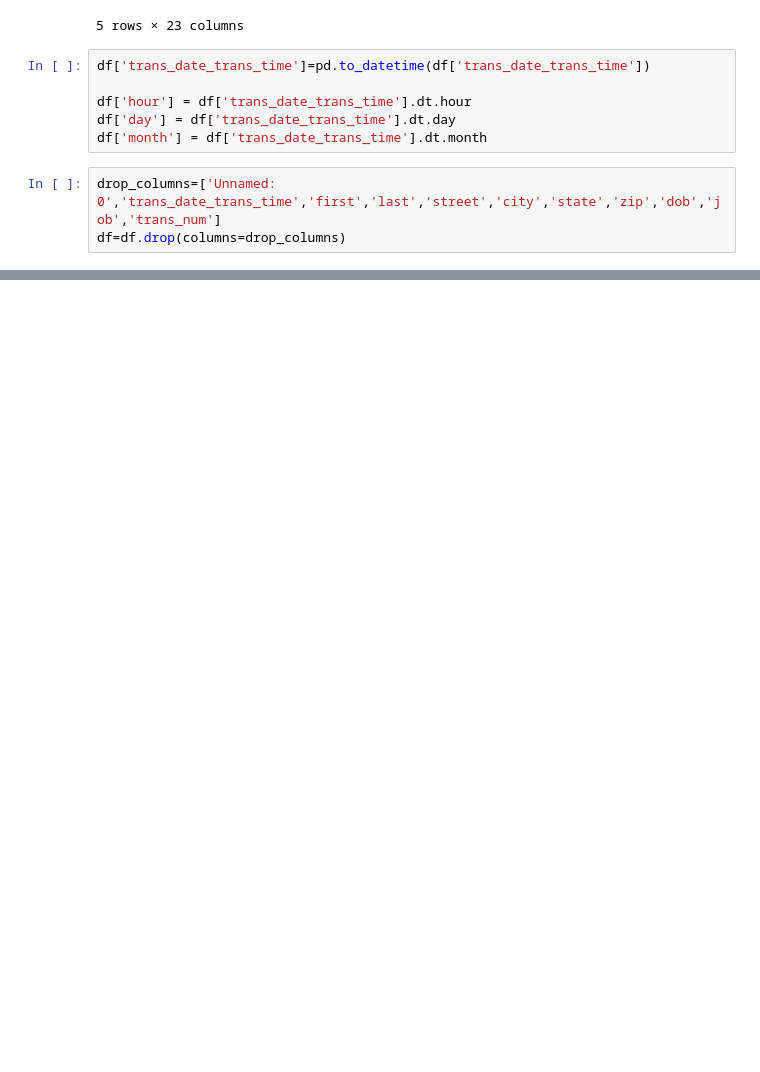
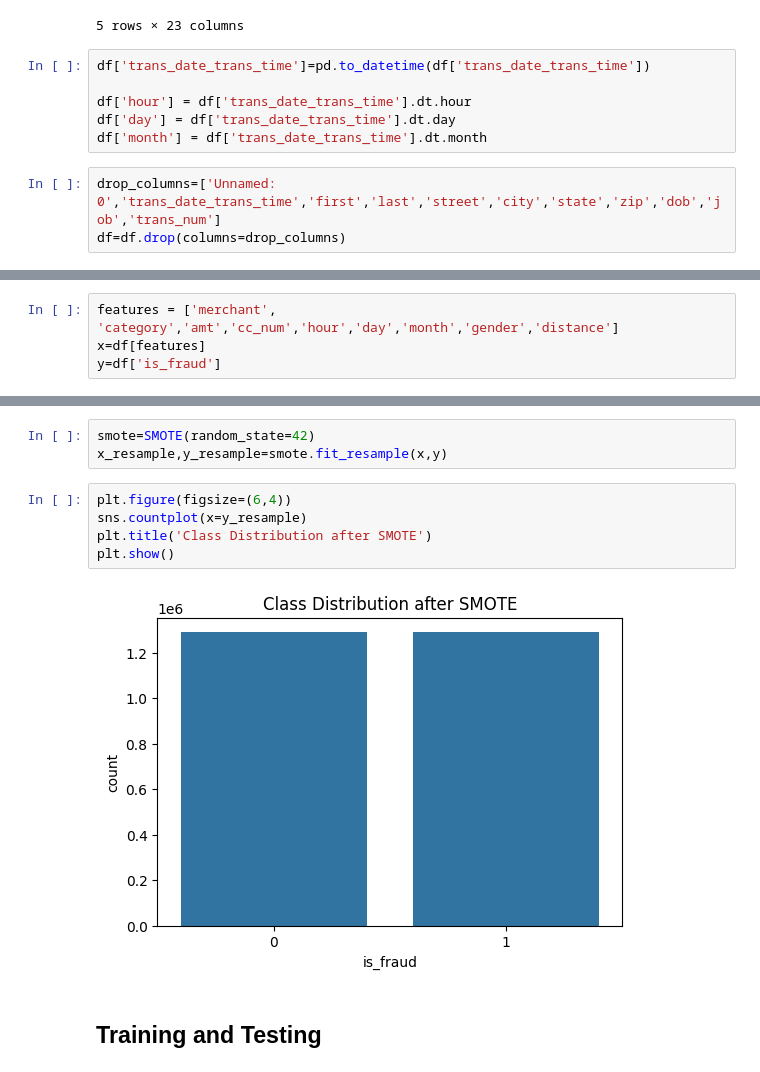
Before and after one commit to gpratik143/Credit-Card-Fraud-Detection-System, a Jupyter notebook: app.ipynb, the cells around one changed output, grey strips where cells are left out. Cells and saved outputs as stored; diff of their text form; blank space fills up the shorter version.

```diff
--- a/app.ipynb
+++ b/app.ipynb
@@ -41,0 +61,4 @@ df.head()
+# %%
+features = ['merchant', 'category','amt','cc_num','hour','day','month','gender','distance']
+x=df[features]
+y=df['is_fraud']
@@ -41,0 +72,12 @@ df.head()
+# %%
+smote=SMOTE(random_state=42)
+x_resample,y_resample=smote.fit_resample(x,y)
+# %%
+plt.figure(figsize=(6,4))
+sns.countplot(x=y_resample)
+plt.title('Class Distribution after SMOTE')
+plt.show()
+# %% [output]
+[figure, added]
+# %% [markdown]
+## Training and Testing
```
Also changed, not shown: parts of 4 cells of this notebook.
